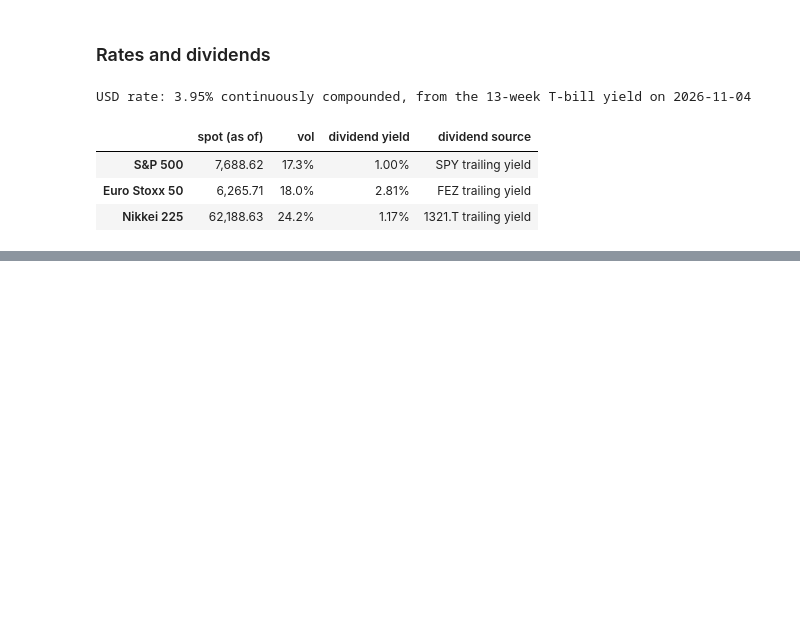
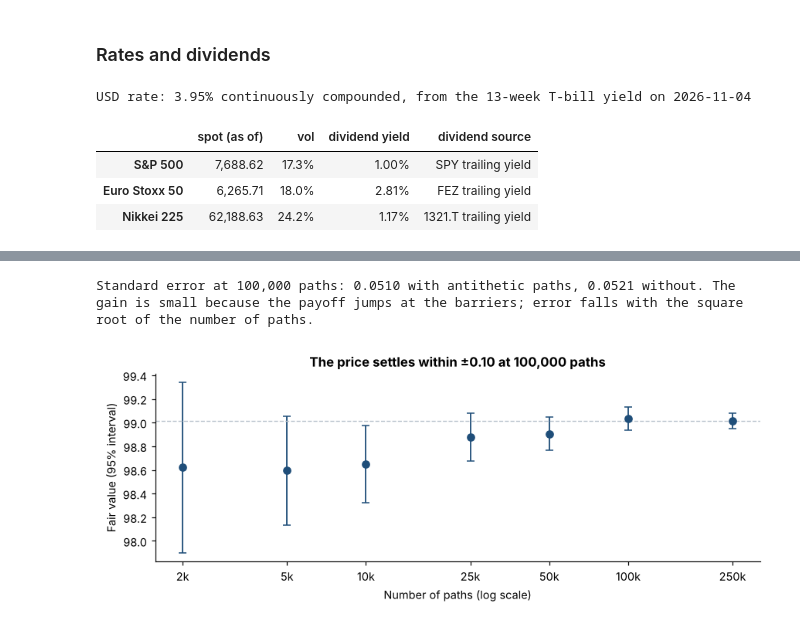
Before and after one commit to Lakshayx007/autocall-lab, a Jupyter notebook: notebooks/autocall_lab.ipynb, the cells around one changed output, grey strips where cells are left out. Drawn from its saved outputs; the diff is of its cells as text; code cells hidden in the pictures; blank space fills up the shorter version.

Commit message:
Pricer: term sheet, correlated Monte Carlo, payoff engine validated against Black-Scholes

```diff
--- a/notebooks/autocall_lab.ipynb
+++ b/notebooks/autocall_lab.ipynb
@@ -163,0 +170,18 @@ USD rate: 3.95% continuously compounded, from the 13-week T-bill yield on 2026-1
+# %%
+from autocall import mc
+from autocall import blackscholes as bs
+from autocall.note import TermSheet
+
+ts = TermSheet()
+mkt = mc.Market.from_snapshot(snap)
+assumptions = pd.DataFrame([
+    ("Dynamics", "Correlated geometric Brownian motion, risk-neutral drift r - q", "Local or stochastic volatility calibrated to the smile"),
+    ("Volatility", f"Constant, full-sample historical ({', '.join(pct(v) for v in snap.vol)})", "Implied volatility surface per index"),
+    ("Correlation", "Constant, from weekly returns (closing-time effect removed)", "Implied correlation from quanto / dispersion markets, plus a reserve"),
+    ("Rates", f"Flat {pct(snap.rate, 2)} (13-week T-bill)", "USD SOFR discount curve"),
+    ("Dividends", "Flat yields from index ETFs", "Dividend futures and forecast dividend schedules"),
+    ("Currency", "Ignored: no quanto adjustment for paying USD on EUR and JPY indices", "Quanto drift adjustment using FX vol and FX-index correlation"),
+    ("Dates", "Observations every 0.25 years, payment on the observation date", "Actual calendars, settlement lags, ACT/360 or ACT/365"),
+    ("Monte Carlo", f"{mc.DEFAULT_PATHS:,} paths, antithetic, seed {mc.DEFAULT_SEED}, exact steps on observation dates", "More paths, quasi-random numbers, control variates"),
+], columns=["Item", "This notebook", "On a desk"]).set_index("Item")
+assumptions
@@ -163,0 +263,17 @@ USD rate: 3.95% continuously compounded, from the 13-week T-bill yield on 2026-1
+# %%
+ns = [2_000, 5_000, 10_000, 25_000, 50_000, 100_000, 250_000]
+conv = [mc.price(ts, mkt, n_paths=n) for n in ns]
+fig, ax = plt.subplots(figsize=(8, 3.2))
+ax.errorbar(ns, [c.price for c in conv], yerr=[1.96 * c.stderr for c in conv], fmt="o", color=ACCENT, capsize=3, lw=1.2)
+ax.axhline(conv[-1].price, color=GREYS[1], lw=0.9, ls="--")
+ax.set_xscale("log")
+ax.set_xticks(ns, [f"{n // 1000}k" for n in ns]); ax.minorticks_off()
+ax.set(title=f"The price settles within ±{1.96 * conv[ns.index(100_000)].stderr:.2f} at 100,000 paths",
+       xlabel="Number of paths (log scale)", ylabel="Fair value (95% interval)")
+plt.tight_layout()
+plain = mc.price(ts, mkt, antithetic=False)
+print(f"Standard error at 100,000 paths: {res.stderr:.4f} with antithetic paths, {plain.stderr:.4f} without. The gain is "
+      "small because the payoff jumps at the barriers; error falls with the square root of the number of paths.")
+# %% [output]
+Standard error at 100,000 paths: 0.0510 with antithetic paths, 0.0521 without. The gain is small because the payoff jumps at the barriers; error falls with the square root of the number of paths.
+[figure, added]
```
Also changed, not shown: parts of 10 cells of this notebook, 3 other files.
